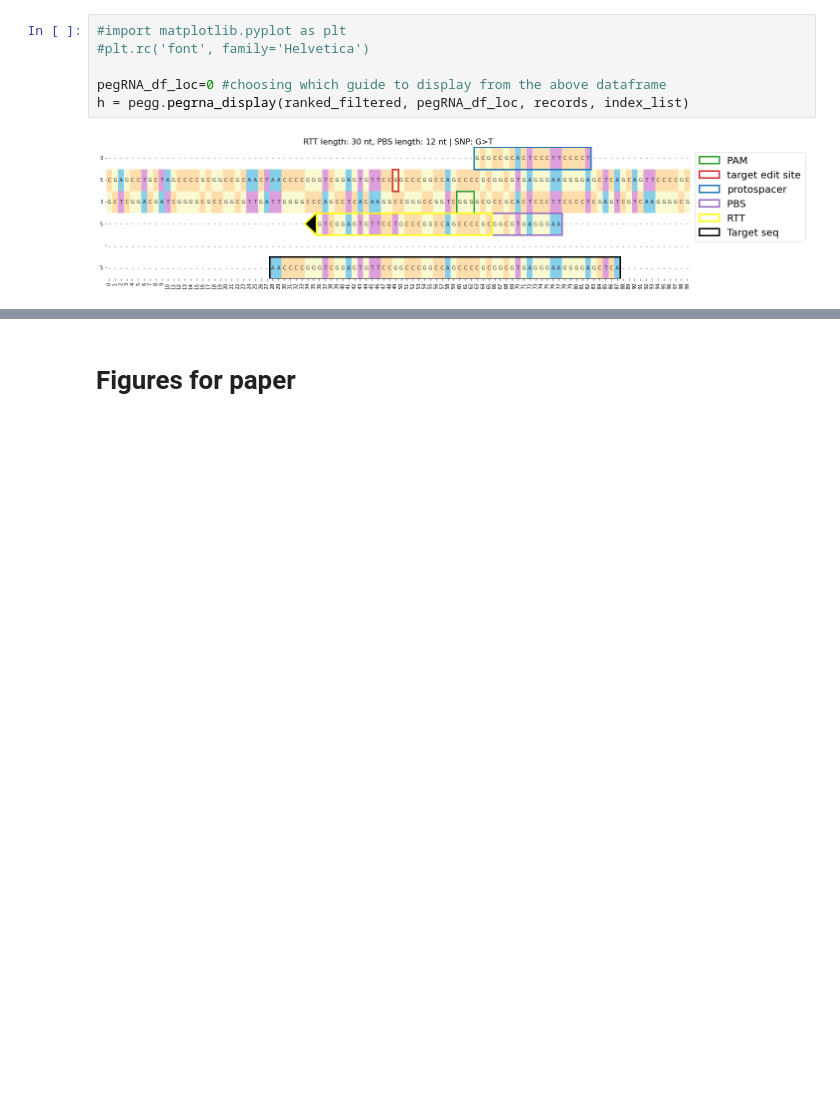
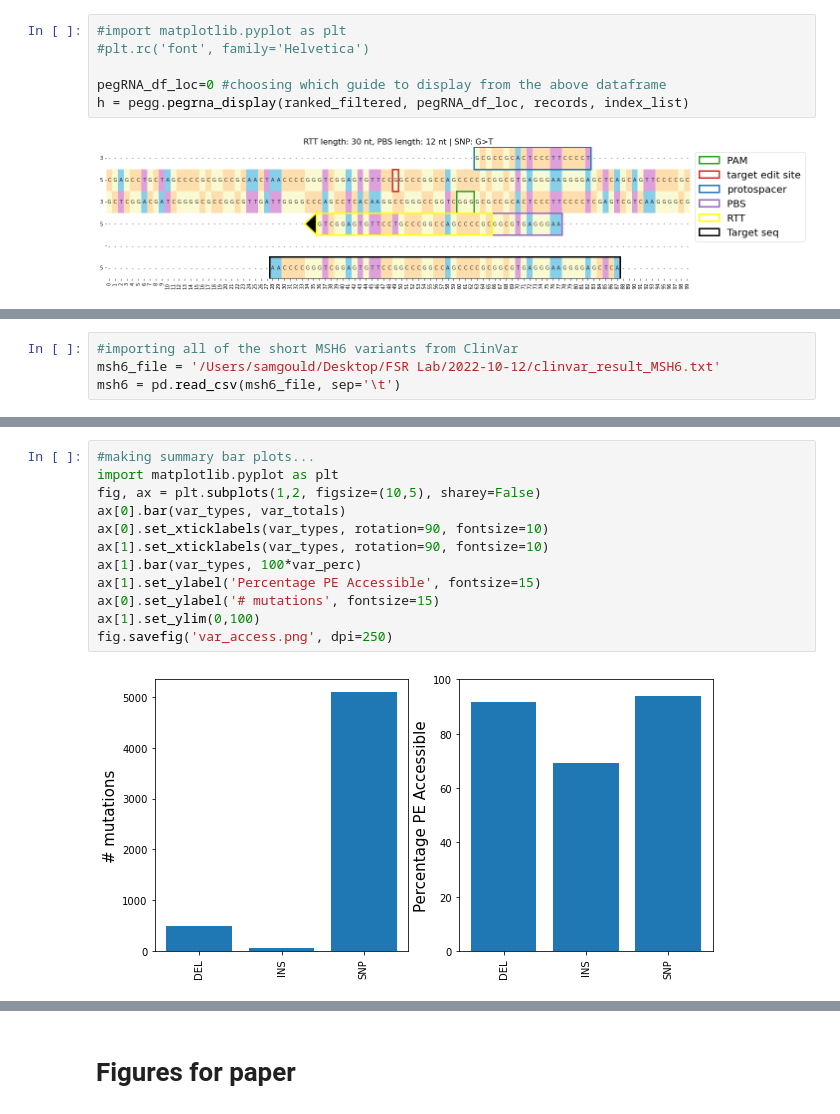
Before and after one commit to samgould2/PEGG, a Jupyter notebook: examples/PEGG_example.ipynb, the cells around one changed output, grey strips where cells are left out. Saved outputs shown, nothing was run; the diff lists cells and outputs as text; blank space fills up the shorter version.

```diff
--- a/examples/PEGG_example.ipynb
+++ b/examples/PEGG_example.ipynb
@@ -449,0 +452,4 @@ h = pegg.pegrna_display(ranked_filtered, pegRNA_df_loc, records, index_list)
+# %%
+#importing all of the short MSH6 variants from ClinVar
+msh6_file = '/Users/samgould/Desktop/FSR Lab/2022-10-12/clinvar_result_MSH6.txt'
+msh6 = pd.read_csv(msh6_file, sep='\t')
@@ -449,0 +623,14 @@ h = pegg.pegrna_display(ranked_filtered, pegRNA_df_loc, records, index_list)
+# %%
+#making summary bar plots...
+import matplotlib.pyplot as plt
+fig, ax = plt.subplots(1,2, figsize=(10,5), sharey=False)
+ax[0].bar(var_types, var_totals)
+ax[0].set_xticklabels(var_types, rotation=90, fontsize=10)
+ax[1].set_xticklabels(var_types, rotation=90, fontsize=10)
+ax[1].bar(var_types, 100*var_perc)
+ax[1].set_ylabel('Percentage PE Accessible', fontsize=15)
+ax[0].set_ylabel('# mutations', fontsize=15)
+ax[1].set_ylim(0,100)
+fig.savefig('var_access.png', dpi=250)
+# %% [output]
+[figure, added]
```
Also changed, not shown: parts of 35 cells of this notebook, 3 other files.
